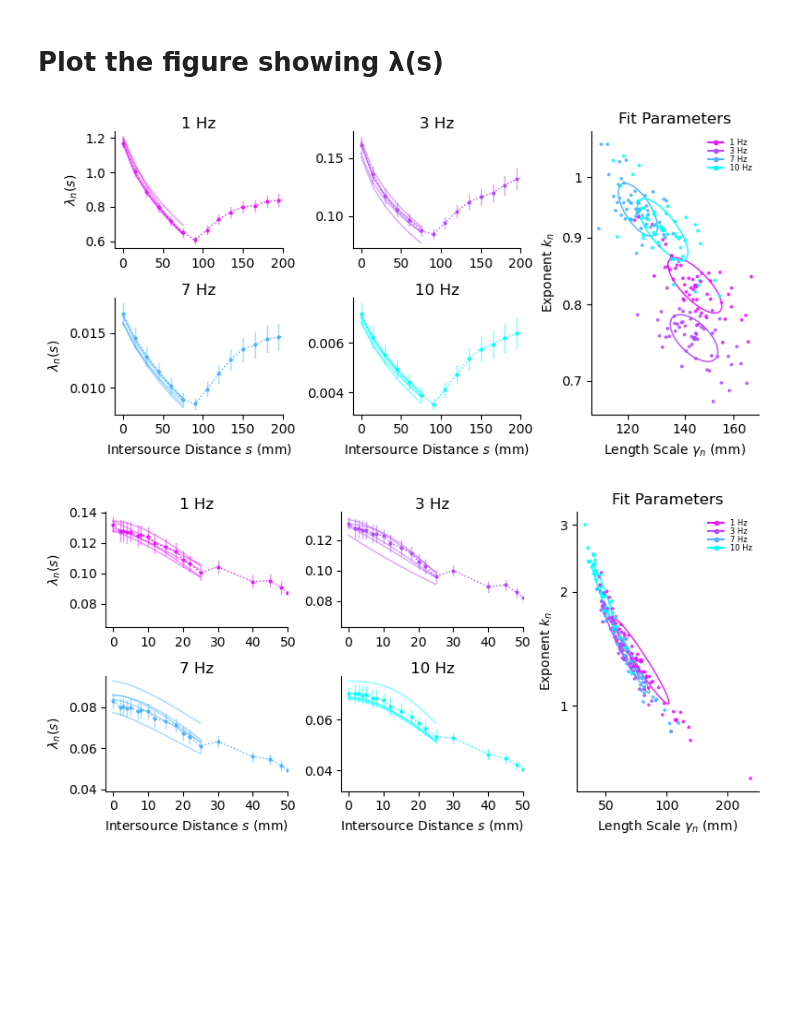
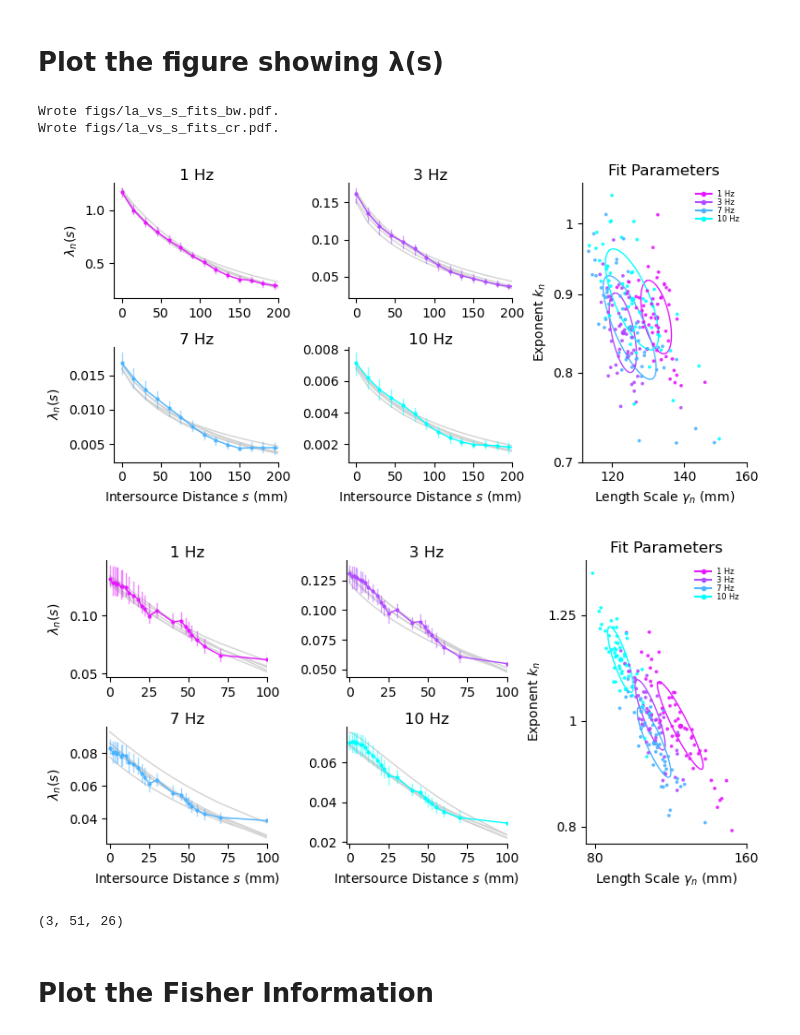
Before and after one commit to stootoon/fisher-plumes, a Jupyter notebook: make_figs.ipynb, the cells around one changed output. Cells and saved outputs as stored; diff of their text form; code cells hidden in the pictures; blank space fills up the shorter version.

Commit message:
Putting Fisher information computation in the right place (in fisher_plumes).

```diff
--- a/make_figs.ipynb
+++ b/make_figs.ipynb
@@ -17,7 +17,7 @@ from scipy.signal import stft
 # %% [output]
 Populating the interactive namespace from numpy and matplotlib
 # %%
-PLOT = False # Whether to actually make the plots
+PLOT = True # Whether to actually make the plots
 # %%
 import boulder;                         reload(boulder)
 import crick;                           reload(crick)
@@ -242,7 +230,7 @@ for k, F in data.items():
 reload(fpf)
 xl        = {"bw":[-0.02,0.025], "cr":[-0.1,0.2]}
 idist     = {"bw":[0,1,2],       "cr":[0,12,18]}
-ifreq_max = {"bw":25,            "cr":50}
+ifreq_max = {"bw":21,            "cr":101}
 vmax      = {"bw":50,            "cr":10}
 hxmax     = {"bw":105,          "cr":100}
 hmdxt     = {"bw":False,        "cr":True}
@@ -274,21 +264,27 @@ d=52000 @ Freq #  10: -np.log10(p) = 0.462
 # %%
 reload(fpft)
 reload(fpf)
 xl     = {"bw":(-10,200),   "cr": (-2, 50)}
 ifreqs = {"bw":[1,3,7,10],  "cr": [1,3,7,10]}
-xt     = {"bw":arange(0,201,50), "cr":arange(0,51,10)}
-xtp    = {"bw":np.array([120,140,160]), "cr":np.array([50, 100,200])}
-ytp    = {"bw":arange(0.7,1.05,0.1),    "cr":np.array([1,2,3])}
+xt     = {"bw":arange(0,201,50), "cr":arange(0,101,25)}
+xtp    = {"bw":np.array([120,140,160]), "cr":np.array([80, 160])}
+ytp    = {"bw":arange(0.7,1.05,0.1),    "cr":np.array([0.8,1,1.25])}
 for k, F in sorted(data.items()):
     ax = fpf.plot_la_gen_fits_vs_distance(F,
                                           xl = xl[k], figsize=(8,4), legloc = 'right',
                                           log_scale = True,
                                           xt = log10(xtp[k]), yt = log10(ytp[k]),
                                           which_ifreqs = ifreqs[k])
     [(axi.set_xticks(xt[k]), (i>1) and axi.set_xlabel("Intersource Distance $s$ (mm)")) for i, axi in enumerate(ax[:4])]
     tight_layout(h_pad=1,w_pad=0.5)
     file_name = f"figs/la_vs_s_fits_{k}.pdf"
     PLOT and (savefig(file_name, bbox_inches='tight'), print(f"Wrote {file_name}."));
 # %% [output]
+Wrote figs/la_vs_s_fits_bw.pdf.
+Wrote figs/la_vs_s_fits_cr.pdf.
-[figure, old version]
+[figure, new version]
-[figure, old version]
+[figure, new version]
+# %%
+Fbw.compute_fisher_information_at_distances([100,200,1000]).shape
+# %% [output]
+(3, 51, 26)
@@ -295,2 +293,4 @@ for k, F in sorted(data.items()):
+# %% [markdown]
+# Plot the Fisher Information
 # %%
 reload(fpf)
```
Also changed, not shown: parts of 15 cells of this notebook, 9 other files.
